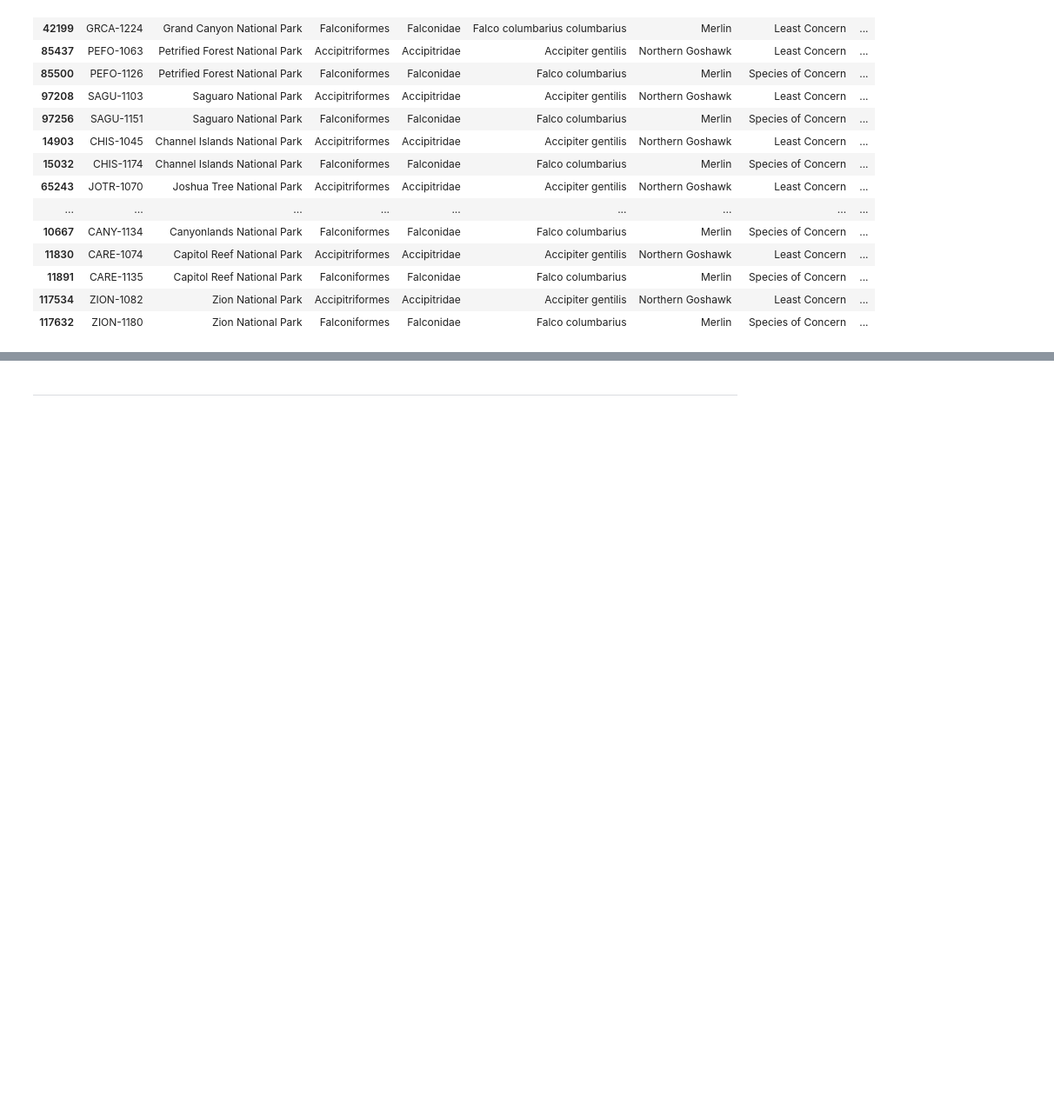
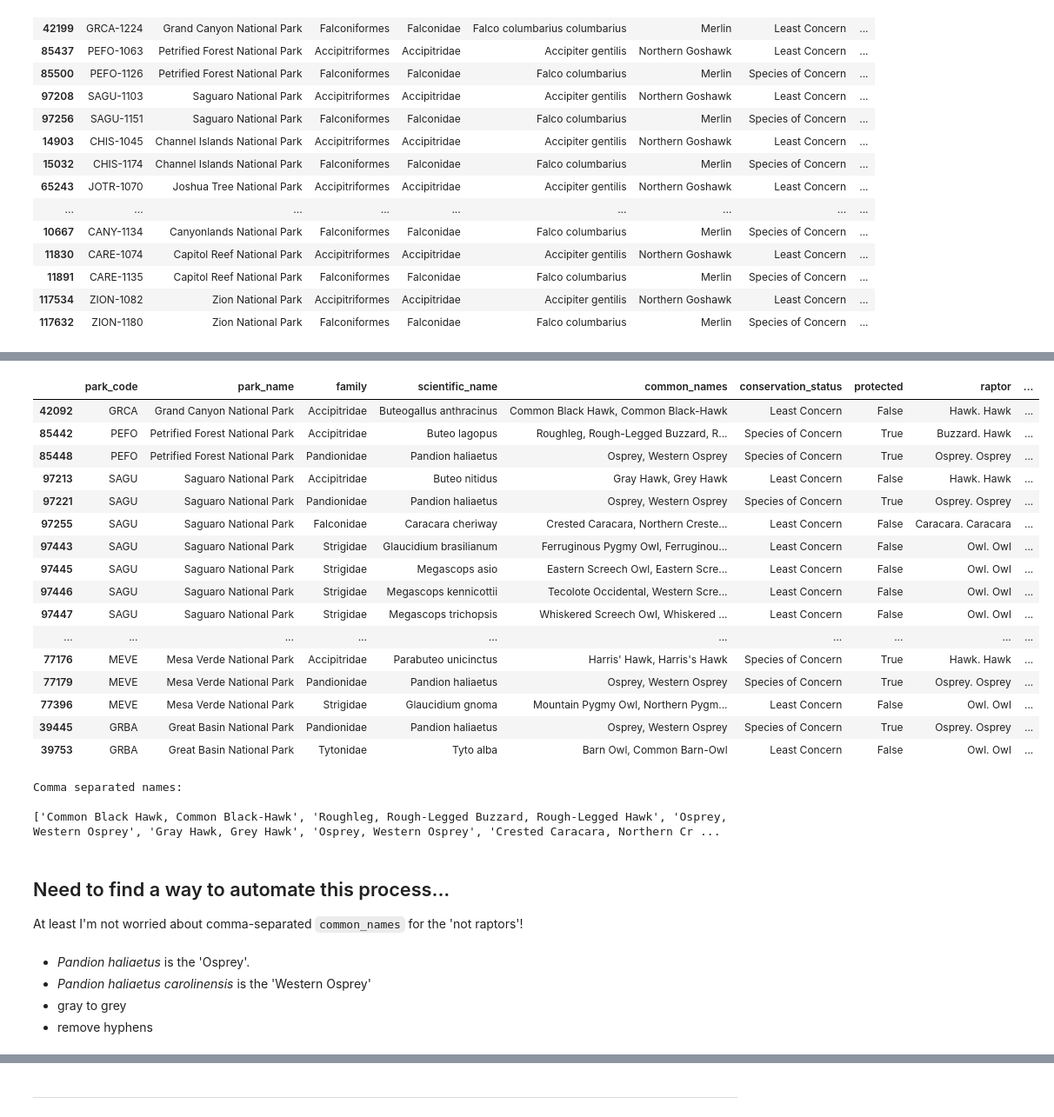
Before and after one commit to pineapple-bois/Biodiversity-In-National-Parks-Real-World, a Jupyter notebook: wrangling.ipynb, the cells around one changed output, grey strips where cells are left out. Shown at 87% size. Drawn from its saved outputs; the diff is of its cells as text; code cells hidden in the pictures; blank space fills up the shorter version.

```diff
--- a/biodiversity.ipynb
+++ b/wrangling.ipynb
@@ -635,0 +759,3 @@ See the caveats in the documentation: https://pandas.pydata.org/pandas-docs/stab
+# %%
+indices_to_drop = sw_birds[(sw_birds.raptor_common == '') & (sw_birds.raptor_sci_fam != '')].index
+sw_birds = sw_birds.drop(index=indices_to_drop)
@@ -635,0 +804,4 @@ See the caveats in the documentation: https://pandas.pydata.org/pandas-docs/stab
+# %%
+# Changing index[117822]
+sw_birds.loc[117822, 'family'] = 'Strigidae'
+sw_birds.loc[117822, 'raptor_sci_fam'] = 'Strigidae'
@@ -635,0 +828,4 @@ See the caveats in the documentation: https://pandas.pydata.org/pandas-docs/stab
+# %%
+sw_birds.drop(columns=['order', 'raptor_sci_fam'], axis=1, inplace=True)
+sw_birds.rename(columns={'raptor_common': 'raptor'}, inplace=True)
+sw_birds.head()
@@ -635,0 +841,4 @@ See the caveats in the documentation: https://pandas.pydata.org/pandas-docs/stab
+# %%
+sw_birds['species_id'] = sw_birds['species_id'].str.split('-').str[0]
+sw_birds.rename(columns={'species_id': 'park_code'}, inplace=True)
+sw_birds.head()
@@ -635,0 +856,39 @@ See the caveats in the documentation: https://pandas.pydata.org/pandas-docs/stab
+# %%
+sw_birds['comma_count'] = sw_birds['common_names'].str.count(",")
+comma_raptors = (sw_birds['comma_count'] > 0) & (sw_birds['raptor'] != '')
+comma_raptors_df = sw_birds[comma_raptors]
+comma_raptors_df
+# %% [output]
+|  | park_code | park_name | family | scientific_name | common_names | conservation_status | protected | raptor | ... |
+| 42092 | GRCA | Grand Canyon National Park | Accipitridae | Buteogallus anthracinus | Common Black Hawk, Common Black-Hawk | Least Concern | False | Hawk. Hawk | ... |
+| 85442 | PEFO | Petrified Forest National Park | Accipitridae | Buteo lagopus | Roughleg, Rough-Legged Buzzard, R... | Species of Concern | True | Buzzard. Hawk | ... |
+| 85448 | PEFO | Petrified Forest National Park | Pandionidae | Pandion haliaetus | Osprey, Western Osprey | Species of Concern | True | Osprey. Osprey | ... |
+| 97213 | SAGU | Saguaro National Park | Accipitridae | Buteo nitidus | Gray Hawk, Grey Hawk | Least Concern | False | Hawk. Hawk | ... |
+| 97221 | SAGU | Saguaro National Park | Pandionidae | Pandion haliaetus | Osprey, Western Osprey | Species of Concern | True | Osprey. Osprey | ... |
+| 97255 | SAGU | Saguaro National Park | Falconidae | Caracara cheriway | Crested Caracara, Northern Creste... | Least Concern | False | Caracara. Caracara | ... |
+| 97443 | SAGU | Saguaro National Park | Strigidae | Glaucidium brasilianum | Ferruginous Pygmy Owl, Ferruginou... | Least Concern | False | Owl. Owl | ... |
+| 97445 | SAGU | Saguaro National Park | Strigidae | Megascops asio | Eastern Screech Owl, Eastern Scre... | Least Concern | False | Owl. Owl | ... |
+| 97446 | SAGU | Saguaro National Park | Strigidae | Megascops kennicottii | Tecolote Occidental, Western Scre... | Least Concern | False | Owl. Owl | ... |
+| 97447 | SAGU | Saguaro National Park | Strigidae | Megascops trichopsis | Whiskered Screech Owl, Whiskered ... | Least Concern | False | Owl. Owl | ... |
+| ... | ... | ... | ... | ... | ... | ... | ... | ... | ... |
+| 77176 | MEVE | Mesa Verde National Park | Accipitridae | Parabuteo unicinctus | Harris' Hawk, Harris's Hawk | Species of Concern | True | Hawk. Hawk | ... |
+| 77179 | MEVE | Mesa Verde National Park | Pandionidae | Pandion haliaetus | Osprey, Western Osprey | Species of Concern | True | Osprey. Osprey | ... |
+| 77396 | MEVE | Mesa Verde National Park | Strigidae | Glaucidium gnoma | Mountain Pygmy Owl, Northern Pygm... | Least Concern | False | Owl. Owl | ... |
+| 39445 | GRBA | Great Basin National Park | Pandionidae | Pandion haliaetus | Osprey, Western Osprey | Species of Concern | True | Osprey. Osprey | ... |
+| 39753 | GRBA | Great Basin National Park | Tytonidae | Tyto alba | Barn Owl, Common Barn-Owl | Least Concern | False | Owl. Owl | ... |
+# %%
+comma_raptors_list = comma_raptors_df.common_names.tolist()
+print(f"Comma separated names: \n\n{comma_raptors_list}")
+# %% [output]
+Comma separated names:
+
+['Common Black Hawk, Common Black-Hawk', 'Roughleg, Rough-Legged Buzzard, Rough-Legged Hawk', 'Osprey, Western Osprey', 'Gray Hawk, Grey Hawk', 'Osprey, Western Osprey', 'Crested Caracara, Northern Cr ...
+# %% [markdown]
+## Need to find a way to automate this process...
+
+At least I'm not worried about comma-separated `common_names` for the 'not raptors'!
+# %% [markdown]
+- *Pandion haliaetus* is the 'Osprey'.
+- *Pandion haliaetus carolinensis* is the 'Western Osprey'
+- gray to grey
+- remove hyphens
```
Also changed, not shown: parts of 59 cells of this notebook.
